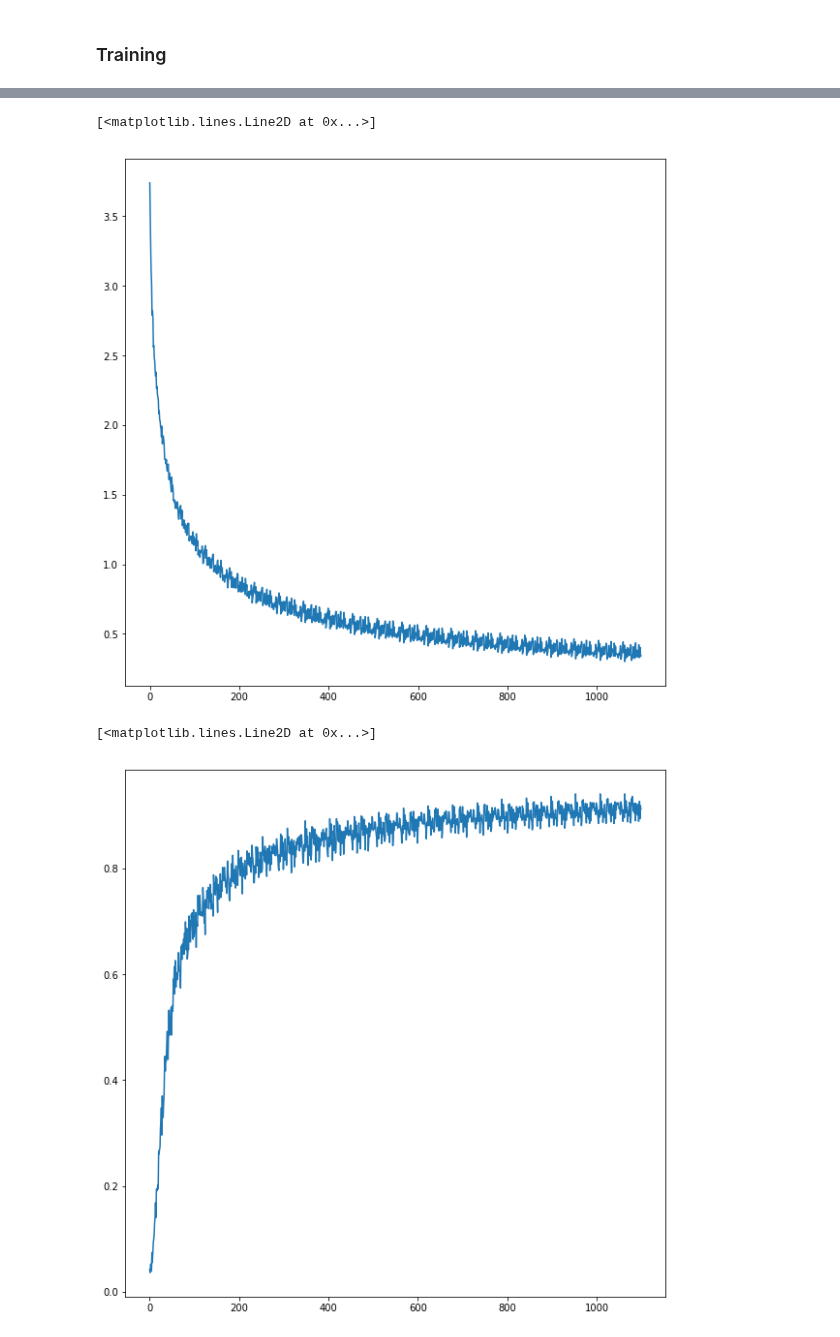
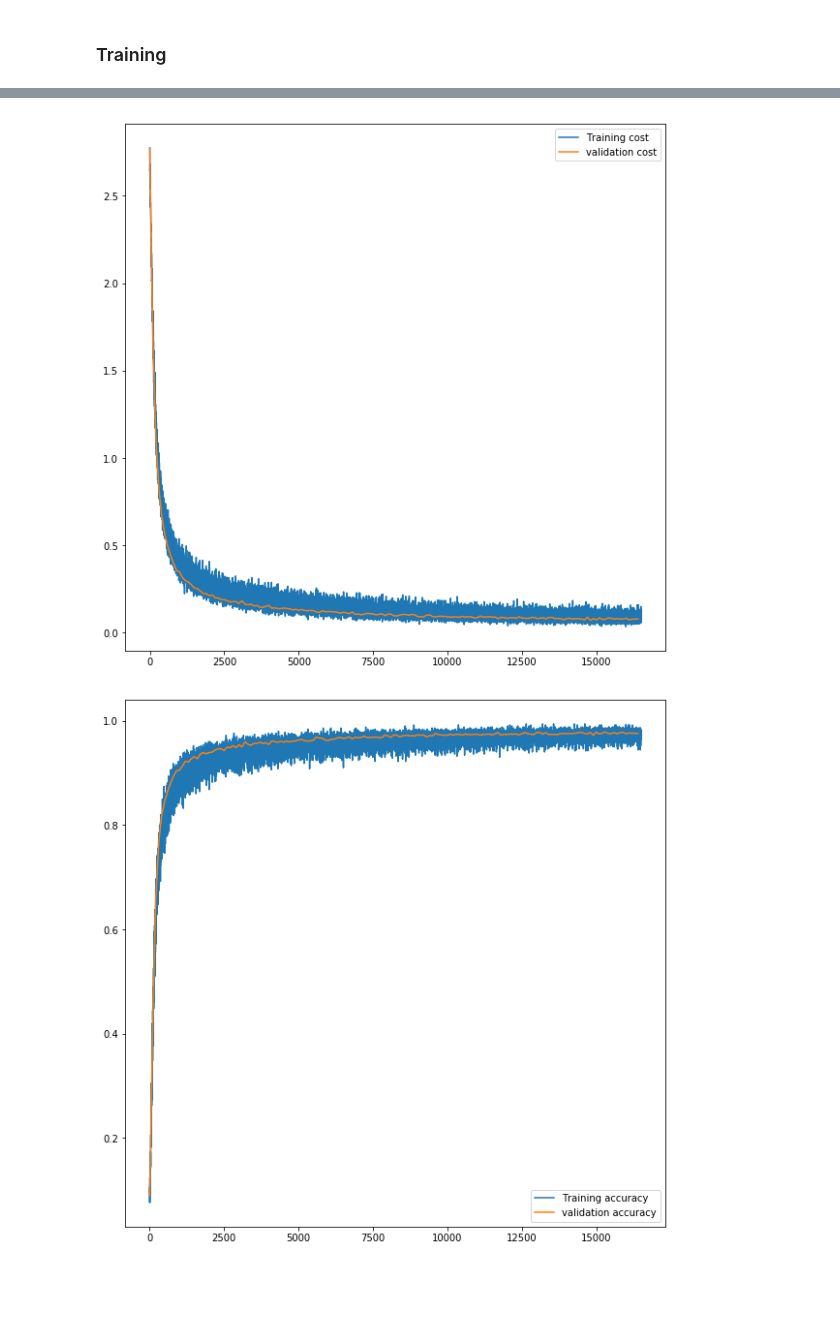
Before and after one commit to djndl1/CSNotes, a Jupyter notebook: ML/theano/FeedforwardNet.ipynb, the cells around one changed output, grey strips where cells are left out. Saved outputs shown, nothing was run; the diff lists cells and outputs as text; code cells hidden in the pictures; blank space fills up the shorter version.

Commit message:
theano param

```diff
--- a/ML/theano/FeedforwardNet.ipynb
+++ b/ML/theano/FeedforwardNet.ipynb
@@ -382,3 +414,7 @@ updates = [
+# %%
+import theano_utils
+updates = theano_utils.momentum_SGD_update(params=params, g_params=g_params,
+                                           learning_rate=0.005, alpha=0.2)
 # %%
 idx = T.iscalar('idx')
 
@@ -390,17 +426,17 @@ cnn_train_model = th.function(inputs=[idx],
                                  t: train_set_y[idx*batch_size: (idx+1)*batch_size]
                              })
 # %%
-n_epochs = 20
+n_epochs = 150
 n_batches = x_train.shape[0] // batch_size
 n_iters = n_epochs * n_batches
-train_cost_hist = np.zeros(n_iters)
-train_acc_hist = np.zeros(n_iters)
+train_cost_hist = []
+train_acc_hist = []
 train_prob_hist = []
 # %%
 validation_interval = 100
 validate_n_batches = x_validate.shape[0] // batch_size
-validate_cost_hist = np.zeros(n_iters // validation_interval)
-validate_acc_hist = np.zeros(n_iters // validation_interval)
+validate_cost_hist = []
+validate_acc_hist = []
 # %%
 import timeit
 start_time = timeit.default_timer()
@@ -408,15 +444,18 @@ start_time = timeit.default_timer()
 for epoch in range(n_epochs):
     for cur_batch in range(n_batches):
         cur_iter = cur_batch + n_batches * epoch
-        train_cost_hist[cur_iter], train_acc_hist[cur_iter], P = cnn_train_model(cur_batch)
+        train_cost, train_acc, P = cnn_train_model(cur_batch)
 
+        train_cost_hist.append(train_cost)
+        train_acc_hist.append(train_acc)
         train_prob_hist.append(P)
-        if (cur_iter % 5 == 0):
+
+        if (cur_iter % 20 == 0):
             print("train cost {:.8f}, train accuracy {:.8f} at epoch {} batch {}".format(
-                    train_cost_hist[cur_iter], train_acc_hist[cur_iter], epoch, cur_batch))
+                    train_cost, train_acc, epoch, cur_batch))
         if cur_iter % validation_interval == 0:
             cur_val = cur_iter // validation_interval
-            validate_cost_hist[cur_val], validate_acc_hist[cur_val] = np.mean(
+            validate_cost, validate_acc = np.mean(
                 [
                 cnn_validation_model(
                 x_validate[i * batch_size: (i+1)*batch_size],
@@ -424,9 +463,12 @@ for epoch in range(n_epochs):
             ) for i in range(validate_n_batches)]
                 , axis=0)
 
+            validate_cost_hist.append(validate_cost)
+            validate_acc_hist.append(validate_acc)
+
             print("validation cost {:.8f}, validation accuracy {:.8f}"
-                  " at epoch {}, batch {}/{}".format(validate_cost_hist[cur_val],
-                                                    validate_acc_hist[cur_val],
+                  " at epoch {}, batch {}/{}".format(validate_cost,
+                                                    validate_acc,
                                                     epoch, cur_batch, n_batches))
 
 stop_time = timeit.default_timer()
@@ -461,12 +503,20 @@ print(test_accs)
 # %%
 plt.figure(figsize=(10, 10))
 plt.plot(np.arange(len(train_cost_hist)), train_cost_hist)
+plt.plot(np.arange(len(validate_cost_hist))*validation_interval, validate_cost_hist)
+plt.legend(['Training cost', 'validation cost'])
+plt.savefig('Adagrad_cost.png')
+plt.show()
 # %% [output]
-[<matplotlib.lines.Line2D at 0x...>]
-[figure, old version]
+[figure, new version]
 # %%
 plt.figure(figsize=(10, 10))
 plt.plot(np.arange(len(train_acc_hist)), train_acc_hist)
+
+plt.plot(np.arange(len(validate_acc_hist))*validation_interval,
+         validate_acc_hist)
+plt.legend(['Training accuracy', 'validation accuracy'])
+plt.savefig('Adagrad_acc.png')
+plt.show()
 # %% [output]
-[<matplotlib.lines.Line2D at 0x...>]
-[figure, old version]
+[figure, new version]
```
Also changed, not shown: parts of 30 cells of this notebook, 17 other files.
